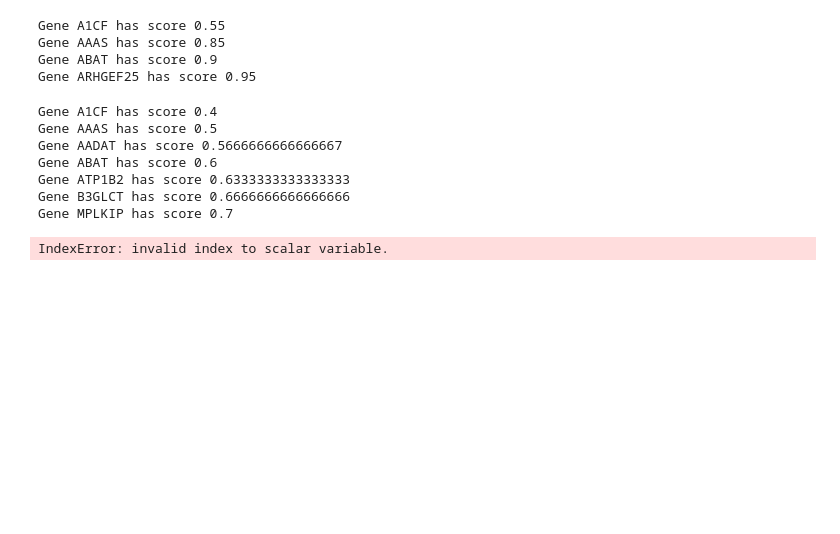
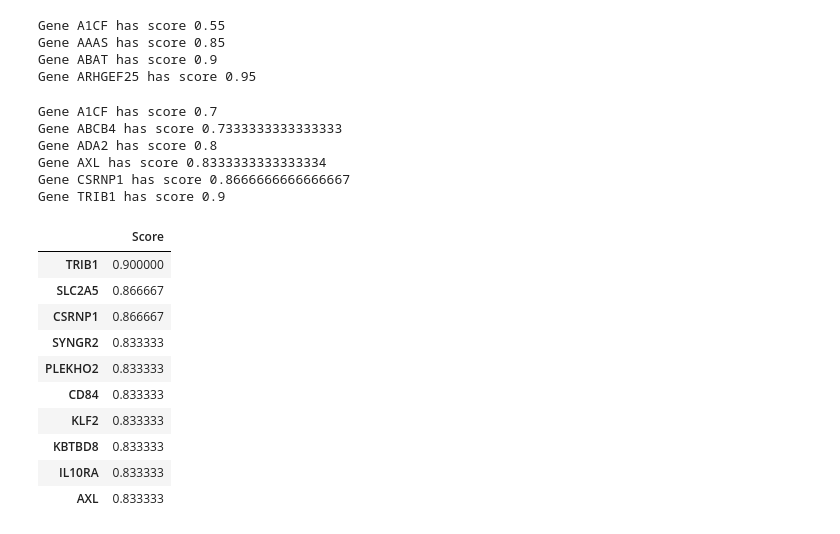
Before and after one commit to hirshagarwal/GBMResearch, a Jupyter notebook: Analysis/5ALA Gene Selection Analysis.ipynb, the cells around one changed output. Drawn from its saved outputs; the diff is of its cells as text; code cells hidden in the pictures; blank space fills up the shorter version.

```diff
--- a/Analysis/5ALA Gene Selection Analysis.ipynb
+++ b/Analysis/5ALA Gene Selection Analysis.ipynb
@@ -137,34 +140,45 @@ Gene A1CF has score 0.55
 Gene AAAS has score 0.85
 Gene ABAT has score 0.9
 Gene ARHGEF25 has score 0.95
-# %%
-# 5ALA +ve/-ve and Core 3 variable SVM
-svc = LinearSVC()
-top_score = 0
-top_gene = ""
-multi_svc = pd.DataFrame(columns=['Score'])
-for gene_name in data.columns.values:
-    if 0 in scaled_core[gene_name].values or 0 in scaled_positive[gene_name].values or 0 in scaled_negative[gene_name].values:
-        continue
-    if np.sum(scaled_core[gene_name] + scaled_positive[gene_name] + scaled_negative[gene_name]) == 0:
-        continue
-    all_samples_shaped = scaled_core[gene_name].append(scaled_positive[gene_name]).append(scaled_negative[gene_name]).values.reshape(-1, 1)
-    labels = ([0] * scaled_core.shape[0]) + ([1] * positive_samples.shape[0]) + ([2] * negative_samples.shape[0])
-    svc.fit(all_samples_shaped, labels)
-    score = svc.score(all_samples_shaped, labels)
-    core_svc.loc[gene_name] = score
-    if score > top_score:
-        top_score = score
-        top_gene = gene_name
-        print("Gene {0} has score {1}".format(gene_name, svc.score(all_samples_shaped, labels)))
-# %% [output]
-Gene A1CF has score 0.4
-Gene AAAS has score 0.5
-Gene AADAT has score 0.5666666666666667
-Gene ABAT has score 0.6
-Gene ATP1B2 has score 0.6333333333333333
-Gene B3GLCT has score 0.6666666666666666
-Gene MPLKIP has score 0.7
+# %%
+# 5ALA +ve/-ve and Core 3 variable SVM
+svc = LinearSVC()
+top_score = 0
+top_gene = ""
+multi_svc = pd.DataFrame(columns=['Score'])
+for gene_name in data.columns.values:
+    if 0 in scaled_core[gene_name].values or 0 in scaled_positive[gene_name].values or 0 in scaled_negative[gene_name].values:
+        continue
+    if np.sum(scaled_core[gene_name] + scaled_positive[gene_name] + scaled_negative[gene_name]) == 0:
+        continue
+    all_samples_shaped = scaled_core[gene_name].append(scaled_positive[gene_name]).append(scaled_negative[gene_name]).values.reshape(-1, 1)
+    labels = (["a"] * scaled_core.shape[0]) + (["b"] * positive_samples.shape[0]) + (["a"] * negative_samples.shape[0])
+    svc.fit(all_samples_shaped, labels)
+    score = svc.score(all_samples_shaped, labels)
+    multi_svc.loc[gene_name] = score
+    if score > top_score:
+        top_score = score
+        top_gene = gene_name
+        print("Gene {0} has score {1}".format(gene_name, svc.score(all_samples_shaped, labels)))
+multi_svc.sort_values(by='Score', ascending=False).head(10)
+# %% [output]
+Gene A1CF has score 0.7
+Gene ABCB4 has score 0.7333333333333333
+Gene ADA2 has score 0.8
+Gene AXL has score 0.8333333333333334
+Gene CSRNP1 has score 0.8666666666666667
+Gene TRIB1 has score 0.9
+|  | Score |
+| TRIB1 | 0.900000 |
+| SLC2A5 | 0.866667 |
+| CSRNP1 | 0.866667 |
+| SYNGR2 | 0.833333 |
+| PLEKHO2 | 0.833333 |
+| CD84 | 0.833333 |
+| KLF2 | 0.833333 |
+| KBTBD8 | 0.833333 |
+| IL10RA | 0.833333 |
+| AXL | 0.833333 |
 # %%
 def find_available_samples(sorted_gene_list, n):
     found_n = 0
@@ -181,9 +195,7 @@ def find_available_samples(sorted_gene_list, n):
                 break
 # %%
 # Find Difference Samples
-find_available_samples(mean_difference.sort_values(ascending=False), 5)
+#find_available_samples(mean_difference.sort_values(ascending=False), 5)
-# %% [output]
-IndexError: invalid index to scalar variable.
 # %%
 # Find Linear Regression Samples
 gene_correlation_sorted = gene_correlation.sort_values(by='Score', ascending=False)
```
Also changed, not shown: parts of 12 cells of this notebook, 12 other files.
